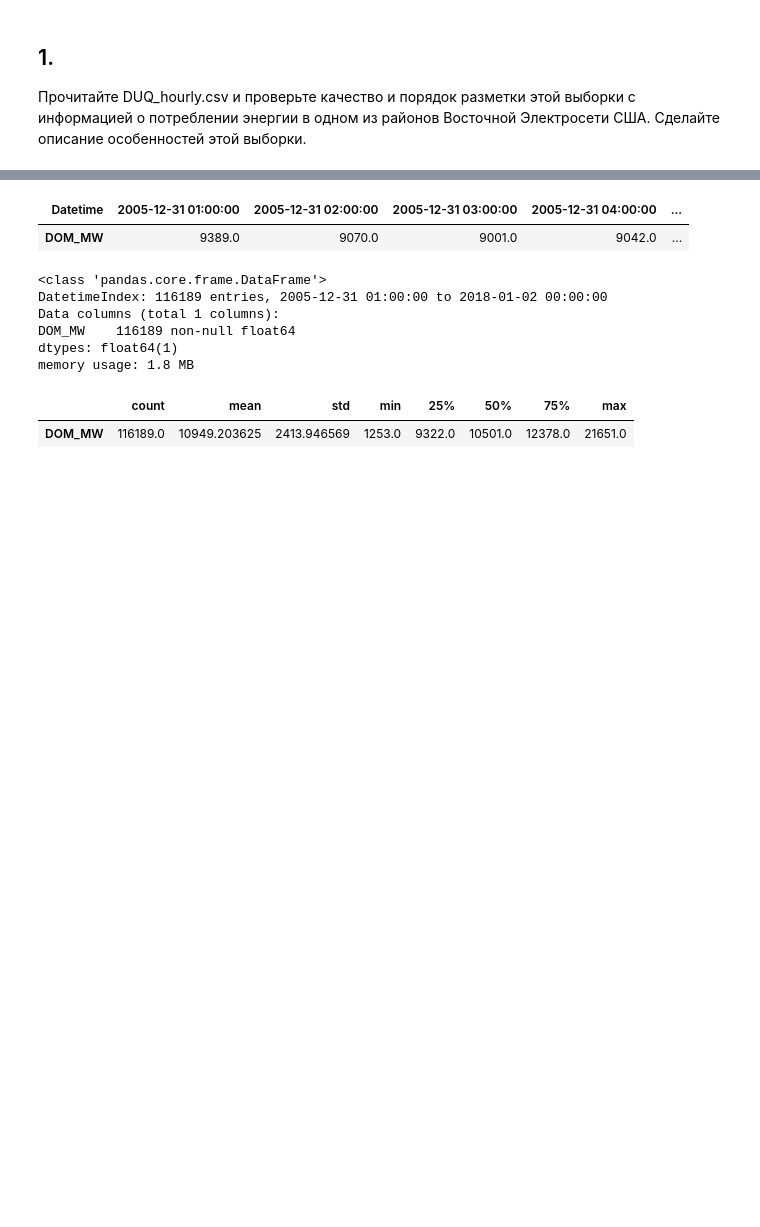
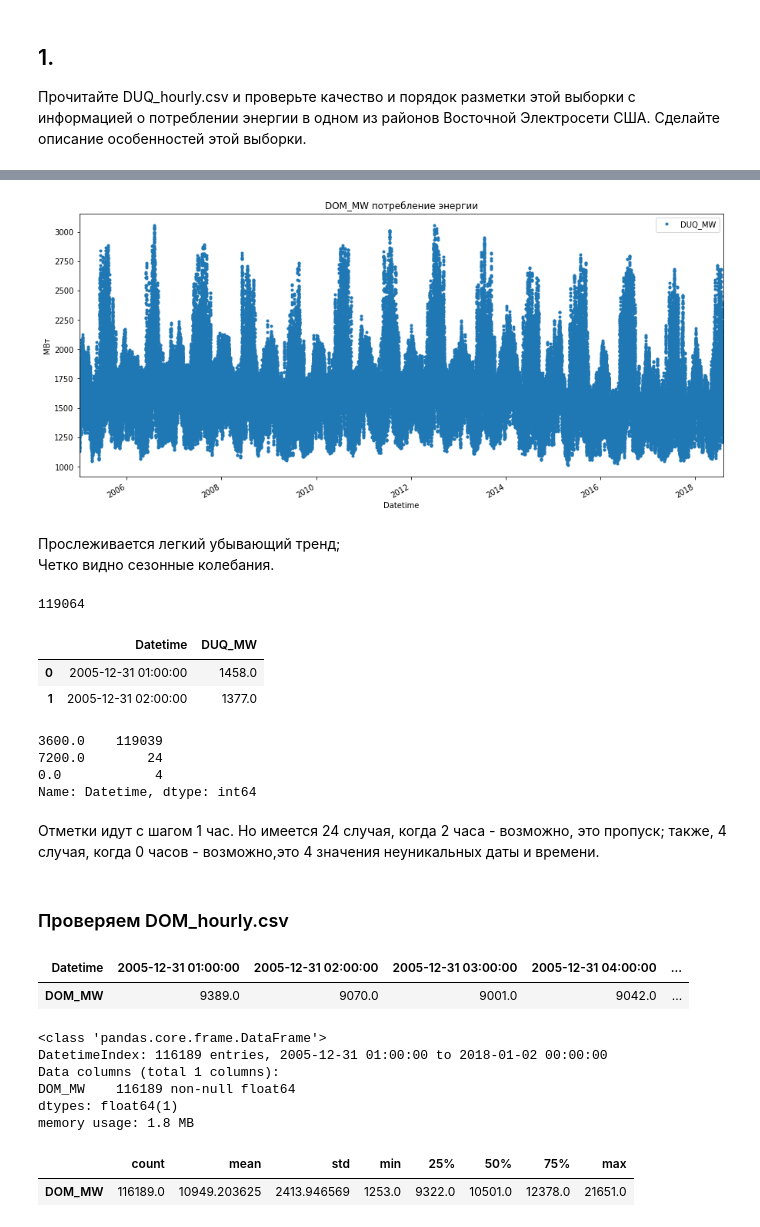
Before and after one commit to Svetorus/Time-Series, a Jupyter notebook: TS_1.ipynb, the cells around one changed output, grey strips where cells are left out. Saved outputs shown, nothing was run; the diff lists cells and outputs as text; code cells hidden in the pictures; blank space fills up the shorter version.

```diff
--- a/TS_1.ipynb
+++ b/TS_1.ipynb
@@ -17,3 +54,39 @@ warnings.filterwarnings('ignore')
+# %%
+# Построим график временного ряда:
+duq.plot( style = '.', figsize = ( 15, 7 ), title = 'DOM_MW потребление энергии' )
+plt.ylabel ( 'МВт' );
+# %% [output]
+[figure, added]
+# %% [markdown]
+Прослеживается легкий убывающий тренд;
+Четко видно сезонные колебания.
+# %%
+# Уникальных индексов на 4 меньше, кол-во в ряду (119069):
+duq.index.nunique()
+# %% [output]
+119064
+# %%
+# Перенесем дату и время в отдельный признак:
+duq.reset_index(inplace=True)
+duq.head(2)
+# %% [output]
+|  | Datetime | DUQ_MW |
+| 0 | 2005-12-31 01:00:00 | 1458.0 |
+| 1 | 2005-12-31 02:00:00 | 1377.0 |
+# %%
+# Подсчитаем размеры временных отсчетов и количества каждого из них:
+timedelta = duq['Datetime'] - duq['Datetime'].shift()
+timedelta = timedelta.dt.seconds
+timedelta.value_counts()
+# %% [output]
+3600.0    119039
+7200.0        24
+0.0            4
+Name: Datetime, dtype: int64
+# %% [markdown]
+Отметки идут с шагом 1 час. Но имеется 24 случая, когда 2 часа - возможно, это пропуск; также, 4 случая, когда 0 часов -  возможно,это 4 значения неуникальных даты и времени.
+# %% [markdown]
+### Проверяем DOM_hourly.csv
 # %%
 dom = pd.read_csv("./DOM_hourly.csv", index_col=[0], parse_dates=[0])
 # %%
```
Also changed, not shown: parts of 8 cells of this notebook.
